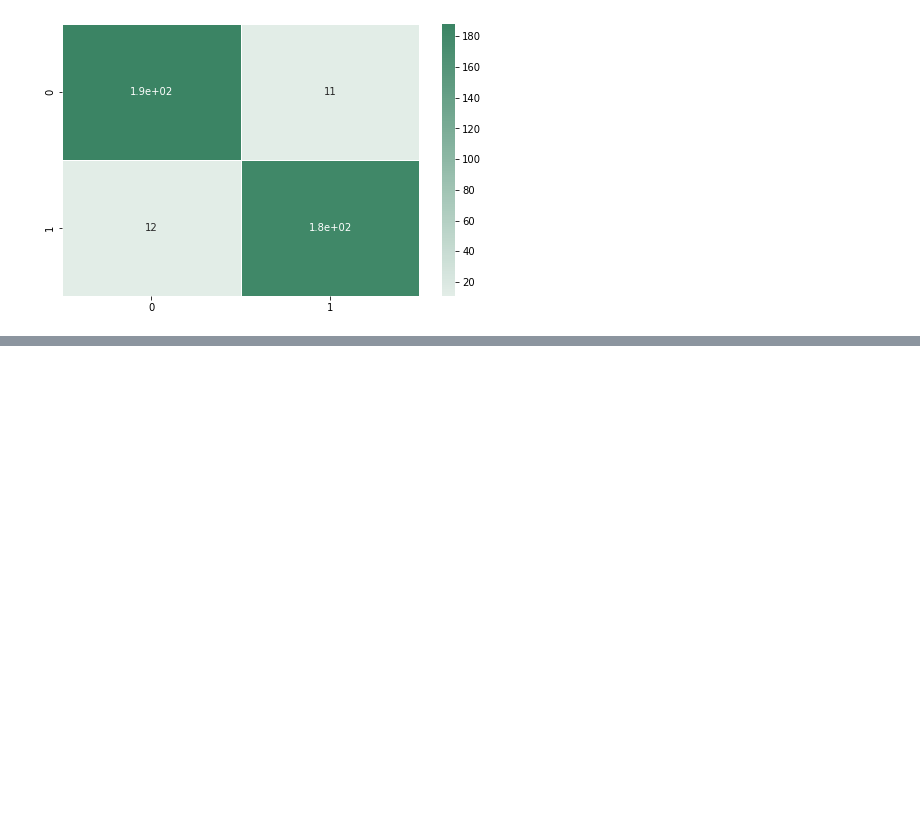
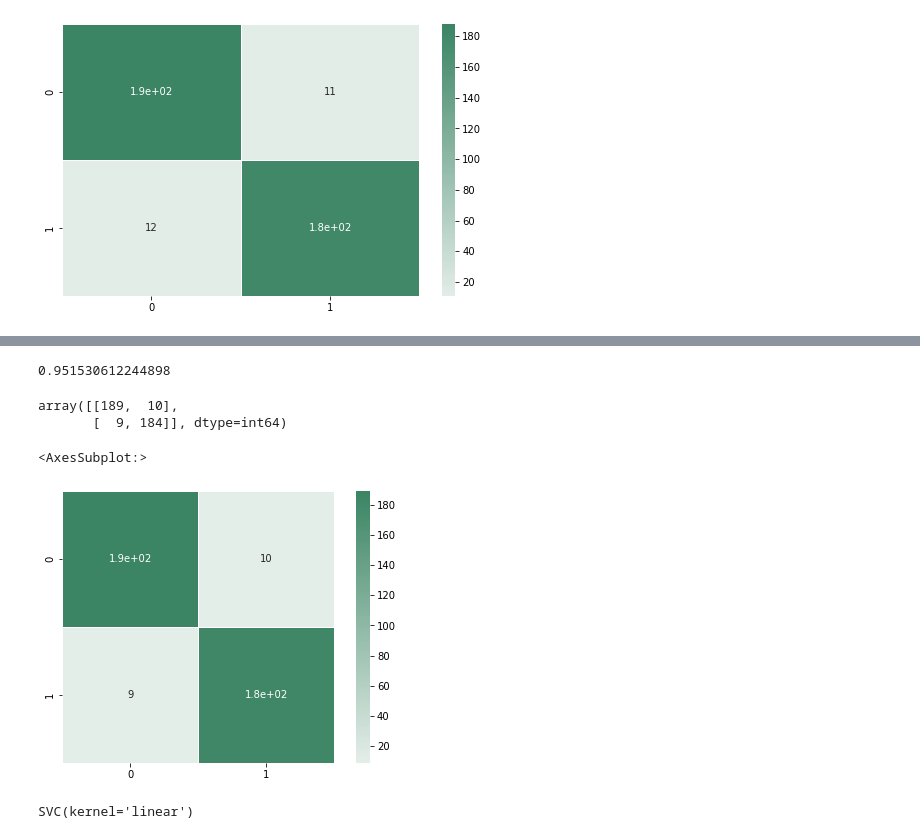
Before and after one commit to Soumya-Dey/YouTube-spam-detection-system, a Jupyter notebook: MyData.ipynb, the cells around one changed output, grey strips where cells are left out. Cells and saved outputs as stored; diff of their text form; code cells hidden in the pictures; blank space fills up the shorter version.

Commit message:
Add linear kernel in SVM

```diff
--- a/MyData.ipynb
+++ b/MyData.ipynb
@@ -175,0 +217,3 @@ sns.heatmap(c_matrix2, center = 0, cmap=c_map, annot= True, square = True, linew
+# %%
+model4 = SVC(kernel = 'sigmoid')
+model4.fit(x_train_tfidf,y_train)
@@ -175,0 +222,2 @@ sns.heatmap(c_matrix2, center = 0, cmap=c_map, annot= True, square = True, linew
+# %%
+predictions4 = model4.predict(x_test_tfidf)
@@ -175,0 +235,22 @@ sns.heatmap(c_matrix2, center = 0, cmap=c_map, annot= True, square = True, linew
+# %%
+print(accuracy_score(y_test,predictions4))
+# %% [output]
+0.951530612244898
+# %%
+c_matrix4 = confusion_matrix(y_test, predictions4)
+c_matrix4
+# %% [output]
+array([[189,  10],
+       [  9, 184]], dtype=int64)
+# %%
+f, ax = plt.subplots(figsize = (8, 5))
+c_map = sns.diverging_palette(220, 150, as_cmap = True)
+sns.heatmap(c_matrix4, center = 0, cmap=c_map, annot= True, square = True, linewidths= 0.5)
+# %% [output]
+<AxesSubplot:>
+[figure, added]
+# %%
+model5 = SVC(kernel = 'linear')
+model5.fit(x_train_tfidf,y_train)
+# %% [output]
+SVC(kernel='linear')
```
Also changed, not shown: parts of 15 cells of this notebook, 3 other files.
